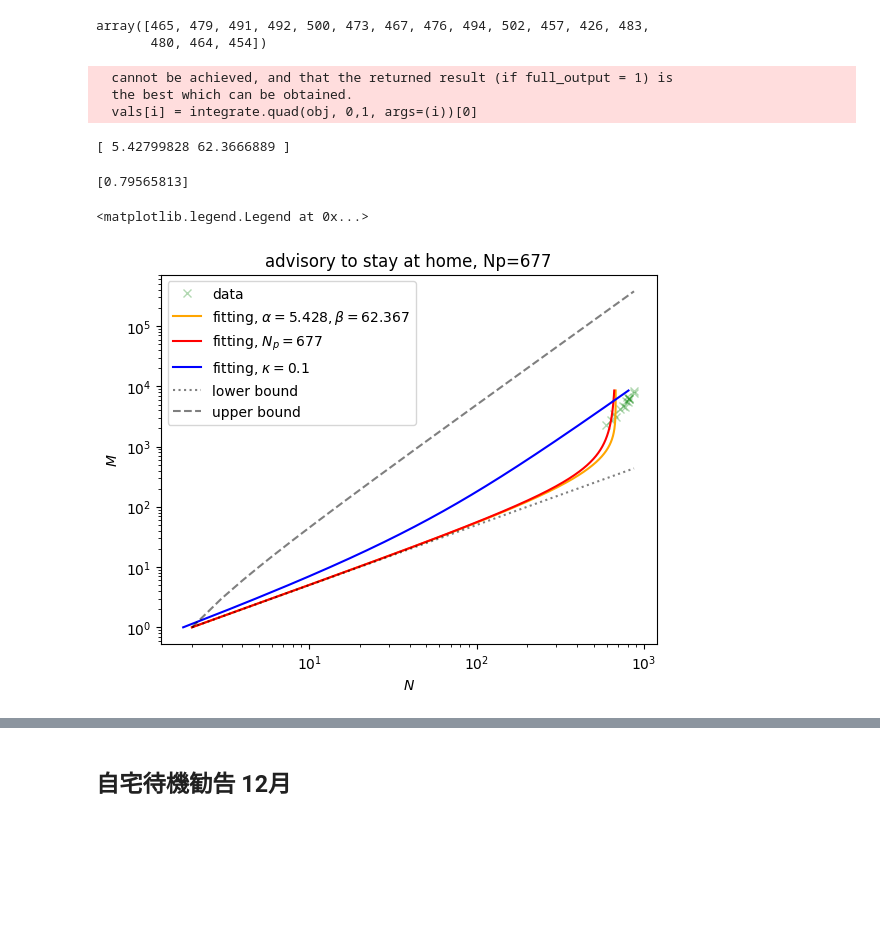
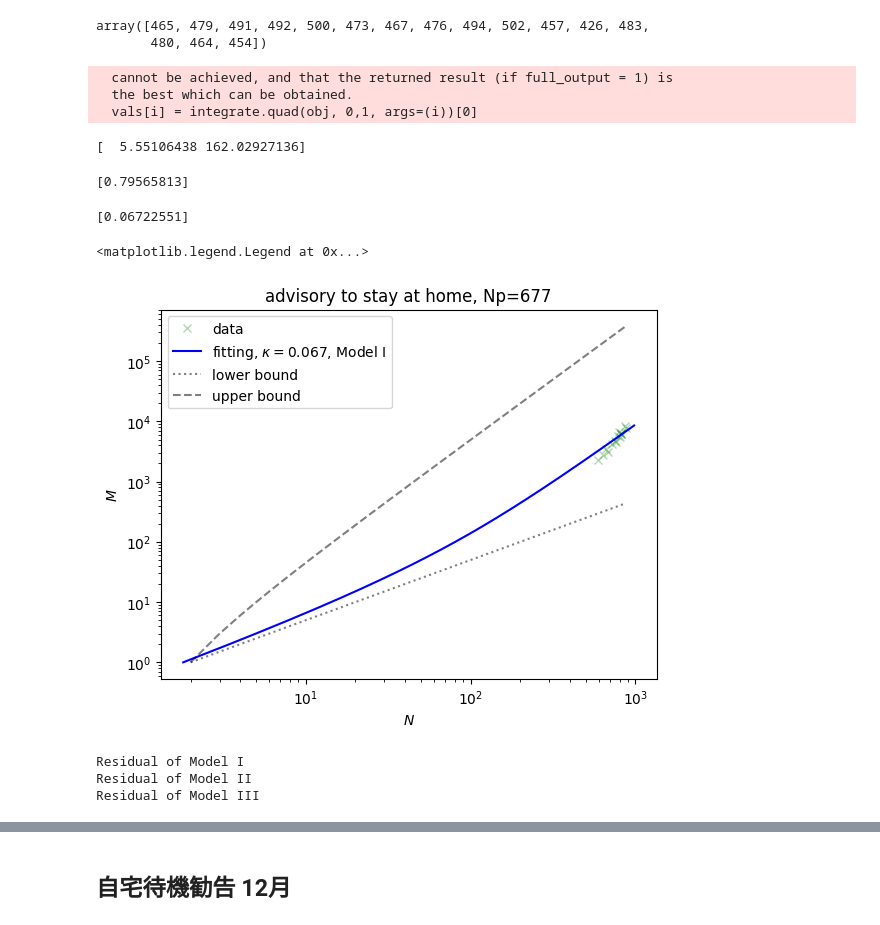
Before and after one commit to yiadka/mobility_scaling, a Jupyter notebook: notebooks/lockdown.ipynb, the cells around one changed output, grey strips where cells are left out. Saved outputs shown, nothing was run; the diff lists cells and outputs as text; code cells hidden in the pictures; blank space fills up the shorter version.

```diff
--- a/notebooks/lockdown.ipynb
+++ b/notebooks/lockdown.ipynb
@@ -600,7 +600,7 @@ lockdown_relax_2 = pd.DataFrame({'timestamp': timestamp_lockdown_relax[15:31], '
 # lockdown_relax_1について分析
 Np = 677 # histrical dataから求めたNp
 
-params, _ = optimize.curve_fit(Model3_fixed, lockdown_relax_1["edge"], lockdown_relax_1["node"], p0=[3.5, 0.15], maxfev=50000)
+params, _ = optimize.curve_fit(Model3_fixed, lockdown_relax_1["edge"], lockdown_relax_1["node"], p0=[2.5, 0.5], maxfev=50000)
 print(params)
 alpha = params[0]
 beta = params[1]
@@ -608,39 +608,79 @@ beta = params[1]
   cannot be achieved, and that the returned result (if full_output = 1) is
   the best which can be obtained.
   vals[i] = integrate.quad(obj, 0,1, args=(i))[0]
-[ 5.42799828 62.3666889 ]
+[  5.55106438 162.02927136]
 # %%
 params, _ = optimize.curve_fit(Model2, lockdown_relax_1["edge"], lockdown_relax_1["node"], p0=[0.1], maxfev=10000)
 print(params)
 # %% [output]
 [0.79565813]
+# %%
+params, _ = optimize.curve_fit(Model1, lockdown_relax_1["edge"], lockdown_relax_1["node"], p0=[0.01], maxfev=10000)
+print(params)
+# %% [output]
+[0.06722551]
 # %%
 plt.Figure(figsize=(14,7))
 N = lockdown_relax_1['node']
 M = lockdown_relax_1['edge']
 
 x = np.arange(2,np.max(N))
 y = np.arange(1,np.max(M))
 
 # data
 plt.plot(N, M, "x", c="green", alpha=0.3, label = "data")
 
 # model
+"""
+alpha = 9
+beta = 25
 plt.plot(Model3(y), y, "-", c="orange", label=f"fitting, $\\alpha={round(alpha, 3)}, \\beta={round(beta, 3)}$")
 
-plt.plot(Model2(y, Np), y, "-", c="red", label=f"fitting, $N_p={Np}$")
+plt.plot(Model2(y, Np), y, "-", c="red", label=f"fitting, $N_p={Np}$, Model II")
+"""
 
-plt.plot(Model1(y, kappa=0.1), y, "-", c="blue", label=f"fitting, $\\kappa=0.1$")
+plt.plot(Model1(y, kappa=0.067), y, "-", c="blue", label=f"fitting, $\\kappa=0.067$, Model I")
 
 # bound and others
 plt.plot(x,x/2, label="lower bound", c = "black", alpha= 0.5, ls = ":")
 plt.plot(x,x*(x-1)/2, label="upper bound", c = "black", alpha = 0.5, ls = "--")
 plt.xscale("log")
 plt.yscale("log")
 plt.xlabel(r"$N$")
 plt.ylabel(r"$M$")
 plt.title("advisory to stay at home, Np="+str(Np))
 plt.legend()
 # %% [output]
 <matplotlib.legend.Legend at 0x...>
-[figure, old version]
+[figure, new version]
+# %%
+# 各モデルの残差を計算
+def residual1(params, x, y):
+    return y - Model1(x, kappa=params[0])
+
+def residual2(params, x, y):
+    return y - Model2(x, Np=params[0])
+
+def residual3(params, x, y):
+    return y - Model3_fixed(x, alpha=params[0], beta=params[1])
+
+# 各モデルの残差で最も小さいものを採用
+def residual(params, x, y):
+    res1 = residual1(params, x, y)
+    res2 = residual2(params, x, y)
+    res3 = residual3(params, x, y)
+    return res1 + res2 + res3
+
+# lockdown_relax_1について分析
+Np = 677 # histrical dataから求めたNp
+
+print("Residual of Model I")
+resi_model1 = residual1([0.067], lockdown_relax_1["edge"], lockdown_relax_1["node"])
+print("Residual of Model II")
+resi_model2 = residual2([Np], lockdown_relax_1["edge"], lockdown_relax_1["node"])
+print("Residual of Model III")
+resi_model3 = residual3([alpha, beta], lockdown_relax_1["edge"], lockdown_relax_1["node"])
+# %% [output]
+Residual of Model I
+Residual of Model II
+Residual of Model III
```
Also changed, not shown: parts of 4 cells of this notebook.
